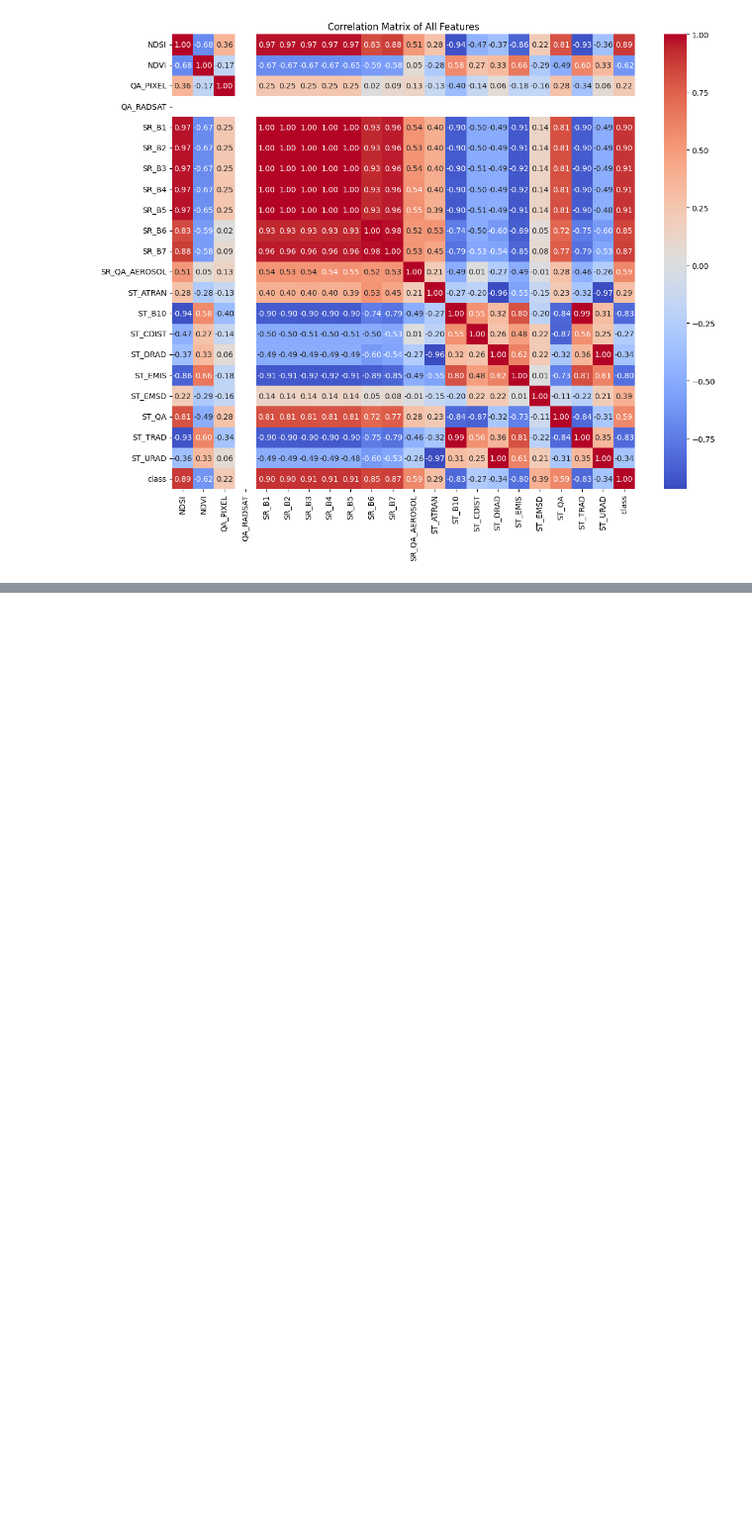
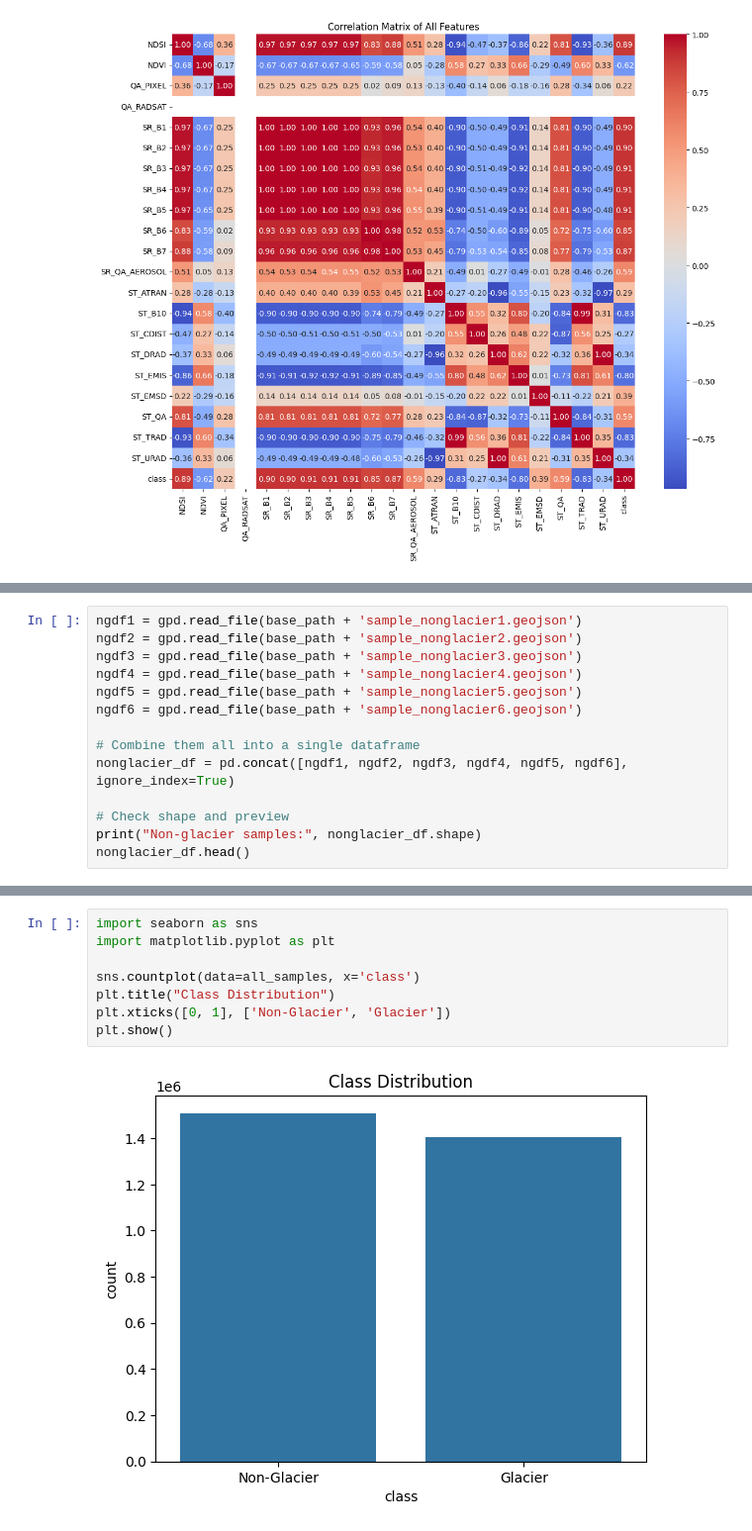
Before and after one commit to emilymacris/DS-4002, a Jupyter notebook: project_3.ipynb, the cells around one changed output, grey strips where cells are left out. Shown at 99% size. Drawn from its saved outputs; the diff is of its cells as text; blank space fills up the shorter version.

```diff
--- a/project_3.ipynb
+++ b/project_3.ipynb
@@ -194,0 +223,14 @@ plt.show()
+# %%
+ngdf1 = gpd.read_file(base_path + 'sample_nonglacier1.geojson')
+ngdf2 = gpd.read_file(base_path + 'sample_nonglacier2.geojson')
+ngdf3 = gpd.read_file(base_path + 'sample_nonglacier3.geojson')
+ngdf4 = gpd.read_file(base_path + 'sample_nonglacier4.geojson')
+ngdf5 = gpd.read_file(base_path + 'sample_nonglacier5.geojson')
+ngdf6 = gpd.read_file(base_path + 'sample_nonglacier6.geojson')
+
+# Combine them all into a single dataframe
+nonglacier_df = pd.concat([ngdf1, ngdf2, ngdf3, ngdf4, ngdf5, ngdf6], ignore_index=True)
+
+# Check shape and preview
+print("Non-glacier samples:", nonglacier_df.shape)
+nonglacier_df.head()
@@ -194,0 +322,10 @@ plt.show()
+# %%
+import seaborn as sns
+import matplotlib.pyplot as plt
+
+sns.countplot(data=all_samples, x='class')
+plt.title("Class Distribution")
+plt.xticks([0, 1], ['Non-Glacier', 'Glacier'])
+plt.show()
+# %% [output]
+[figure, added]
```
Also changed, not shown: parts of 12 cells of this notebook.
